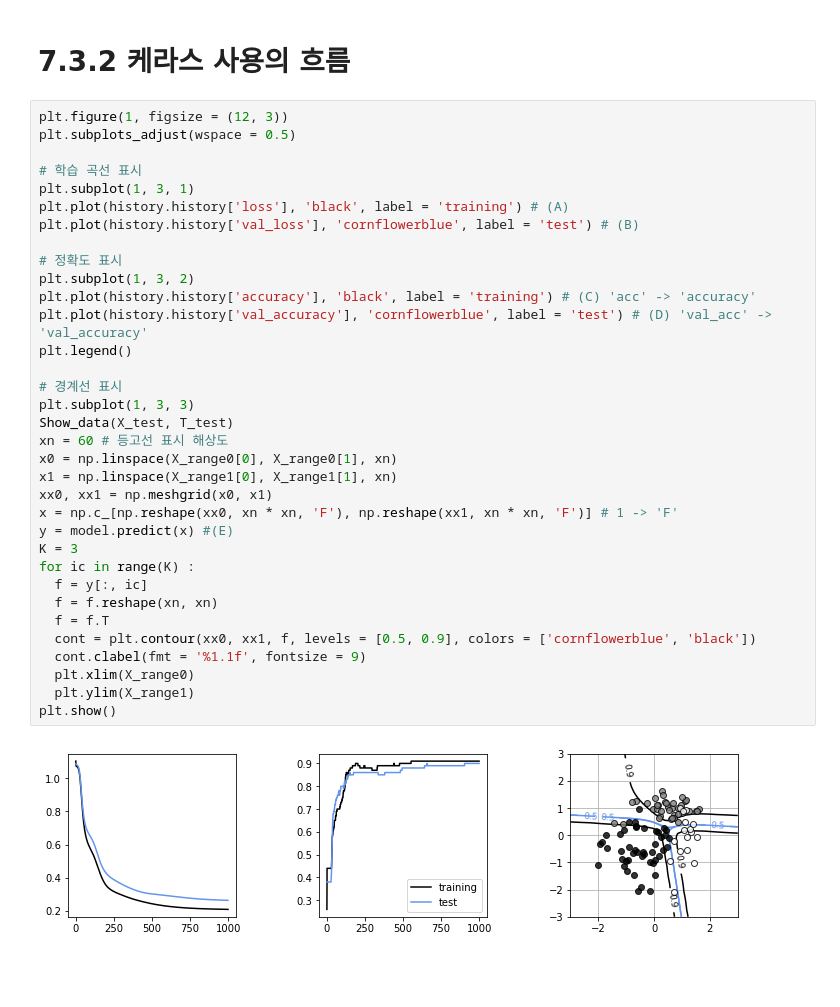
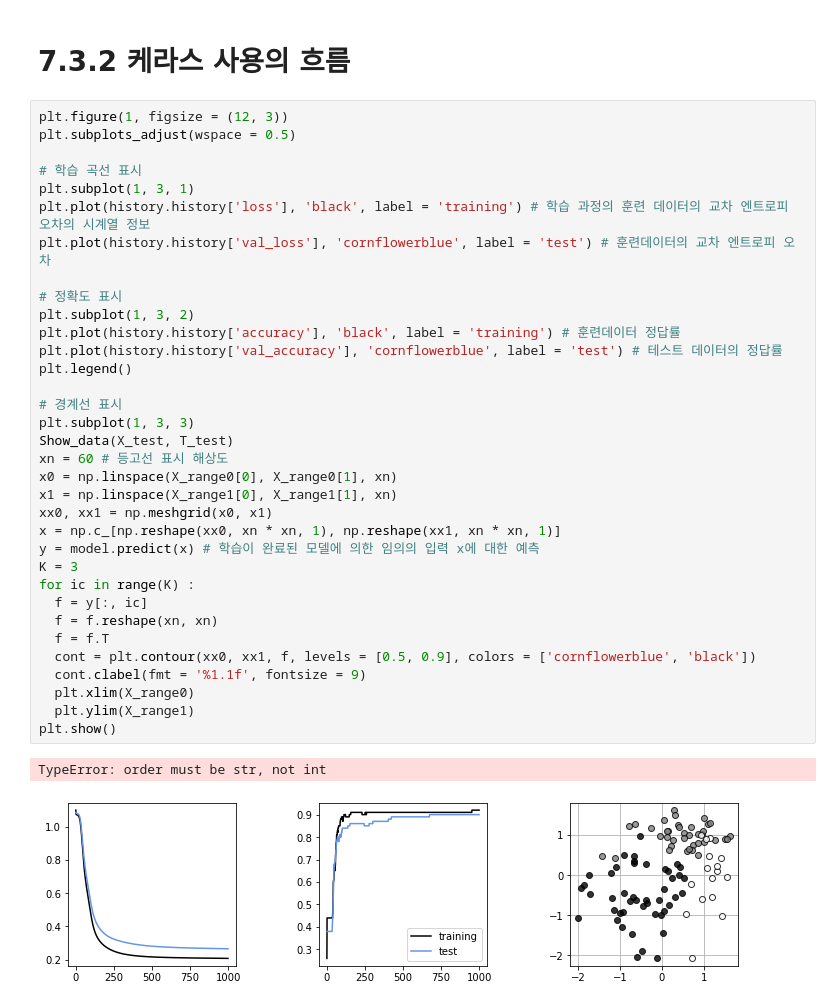
Before and after one commit to josephsh97KIM/MS_study, a Jupyter notebook: CAU_VIlab/week4_2.ipynb, the cells around one changed output. Saved outputs shown, nothing was run; the diff lists cells and outputs as text; blank space fills up the shorter version.

```diff
--- a/CAU_VIlab/week4_2.ipynb
+++ b/CAU_VIlab/week4_2.ipynb
@@ -65,36 +65,37 @@ Calculation time:13.406 sec
 # %%
 plt.figure(1, figsize = (12, 3))
 plt.subplots_adjust(wspace = 0.5)
 
 # 학습 곡선 표시
 plt.subplot(1, 3, 1)
-plt.plot(history.history['loss'], 'black', label = 'training') # (A)
-plt.plot(history.history['val_loss'], 'cornflowerblue', label = 'test') # (B)
+plt.plot(history.history['loss'], 'black', label = 'training') # 학습 과정의 훈련 데이터의 교차 엔트로피 오차의 시계열 정보
+plt.plot(history.history['val_loss'], 'cornflowerblue', label = 'test') # 훈련데이터의 교차 엔트로피 오차
 
 # 정확도 표시
 plt.subplot(1, 3, 2)
-plt.plot(history.history['accuracy'], 'black', label = 'training') # (C) 'acc' -> 'accuracy'
-plt.plot(history.history['val_accuracy'], 'cornflowerblue', label = 'test') # (D) 'val_acc' -> 'val_accuracy'
+plt.plot(history.history['accuracy'], 'black', label = 'training') # 훈련데이터 정답률
+plt.plot(history.history['val_accuracy'], 'cornflowerblue', label = 'test') # 테스트 데이터의 정답률
 plt.legend()
 
 # 경계선 표시
 plt.subplot(1, 3, 3)
 Show_data(X_test, T_test)
 xn = 60 # 등고선 표시 해상도
 x0 = np.linspace(X_range0[0], X_range0[1], xn)
 x1 = np.linspace(X_range1[0], X_range1[1], xn)
 xx0, xx1 = np.meshgrid(x0, x1)
-x = np.c_[np.reshape(xx0, xn * xn, 'F'), np.reshape(xx1, xn * xn, 'F')] # 1 -> 'F'
-y = model.predict(x) #(E)
+x = np.c_[np.reshape(xx0, xn * xn, 1), np.reshape(xx1, xn * xn, 1)]
+y = model.predict(x) # 학습이 완료된 모델에 의한 임의의 입력 x에 대한 예측
 K = 3
 for ic in range(K) :
   f = y[:, ic]
   f = f.reshape(xn, xn)
   f = f.T
   cont = plt.contour(xx0, xx1, f, levels = [0.5, 0.9], colors = ['cornflowerblue', 'black'])
   cont.clabel(fmt = '%1.1f', fontsize = 9)
   plt.xlim(X_range0)
   plt.ylim(X_range1)
 plt.show()
 # %% [output]
+TypeError: order must be str, not int
-[figure, old version]
+[figure, new version]
```
Also changed, not shown: parts of 1 cell of this notebook, 1 other file.
